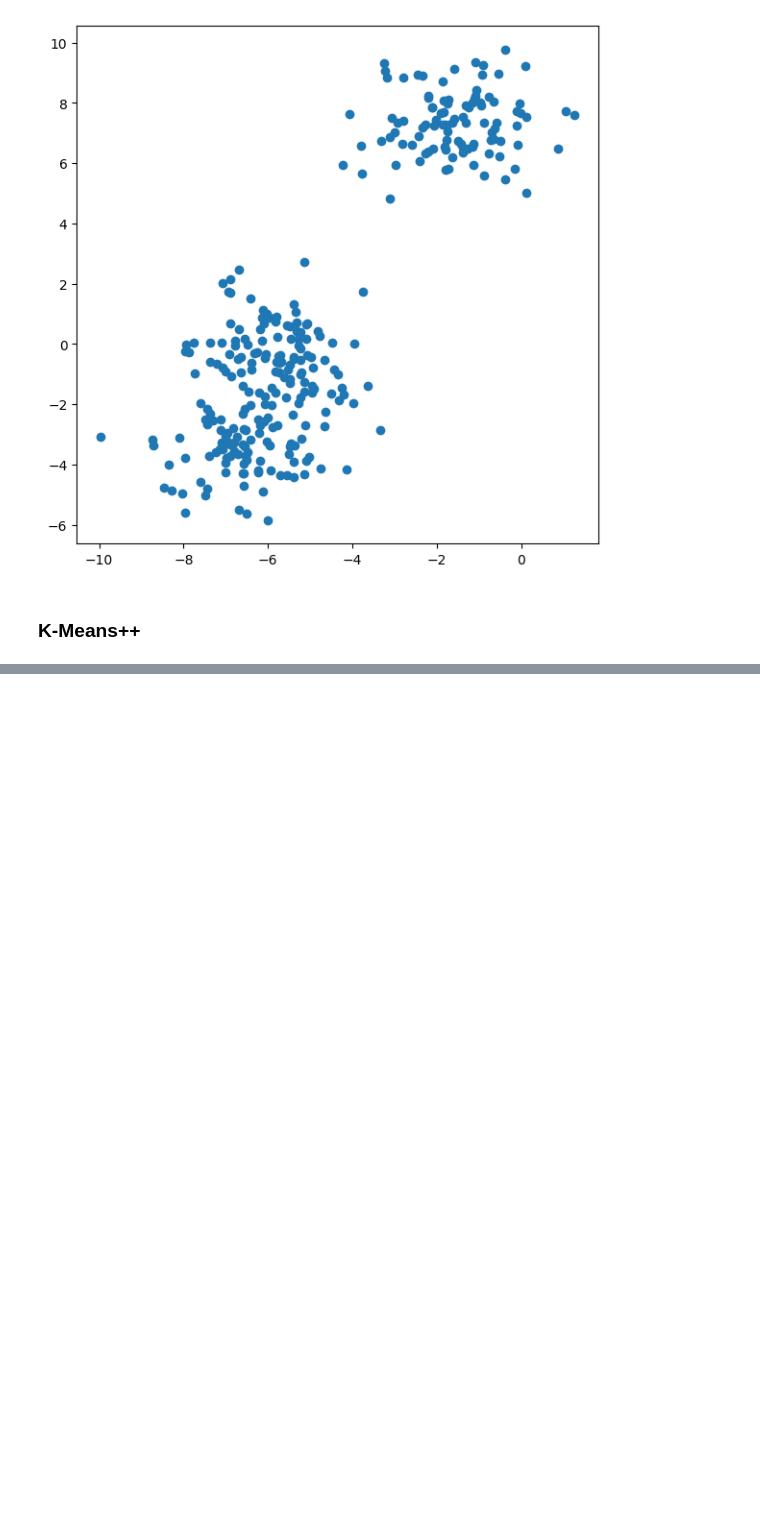
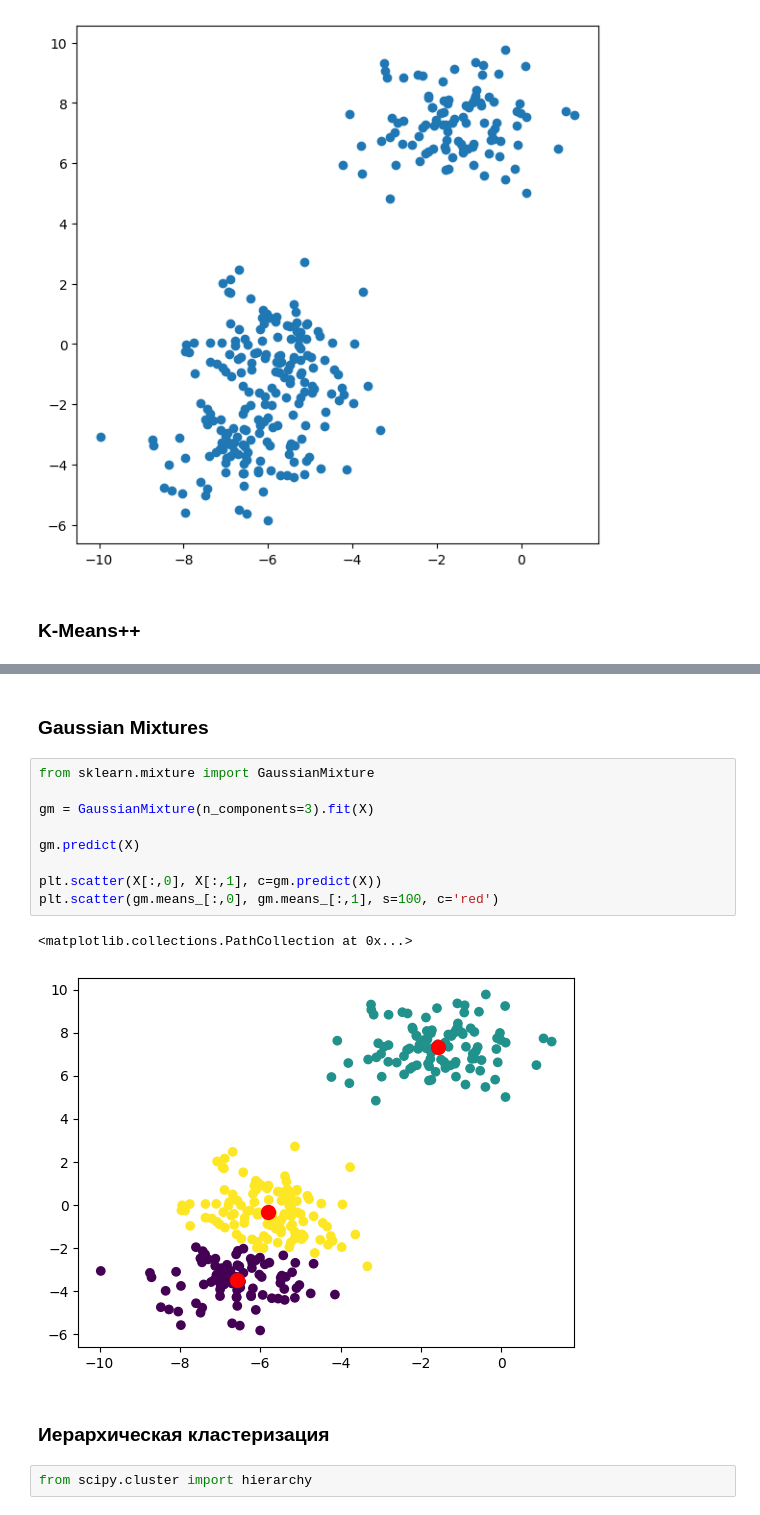
Before and after one commit to BallBoychick/ML, a Jupyter notebook: Clastering_sklearn/clastering.ipynb, the cells around one changed output, grey strips where cells are left out. Cells and saved outputs as stored; diff of their text form; blank space fills up the shorter version.

```diff
--- a/Clastering_sklearn/clastering.ipynb
+++ b/Clastering_sklearn/clastering.ipynb
@@ -74,0 +147,18 @@ davies_bouldin_score(X, k_means_optimal.best_estimator_.labels_)
+# %% [markdown]
+### Gaussian Mixtures
+# %%
+from sklearn.mixture import GaussianMixture
+
+gm = GaussianMixture(n_components=3).fit(X)
+
+gm.predict(X)
+
+plt.scatter(X[:,0], X[:,1], c=gm.predict(X))
+plt.scatter(gm.means_[:,0], gm.means_[:,1], s=100, c='red')
+# %% [output]
+<matplotlib.collections.PathCollection at 0x...>
+[figure, added]
+# %% [markdown]
+### Иерархическая кластеризация
+# %%
+from scipy.cluster import hierarchy
```
Also changed, not shown: parts of 19 cells of this notebook, 6 other files.
